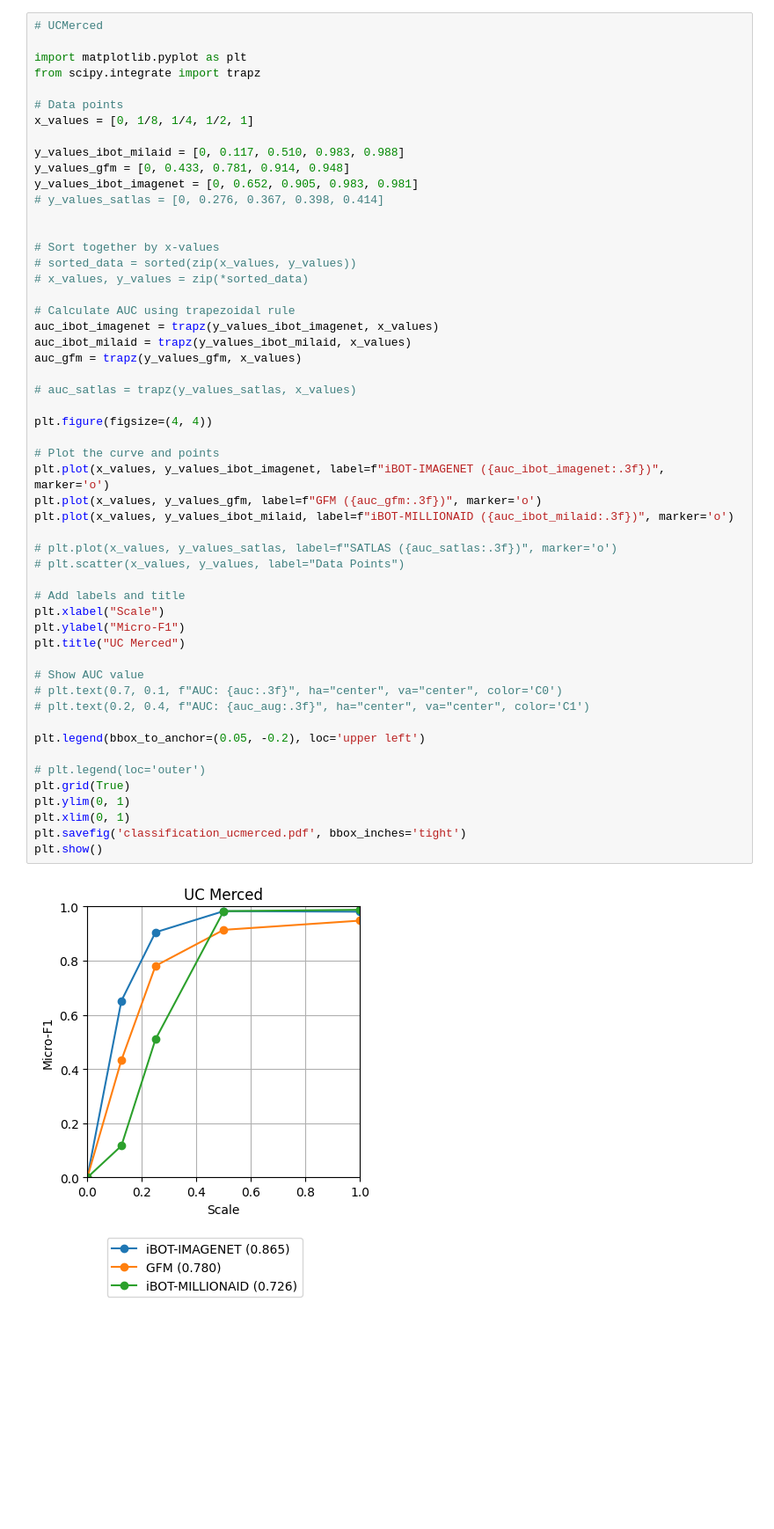
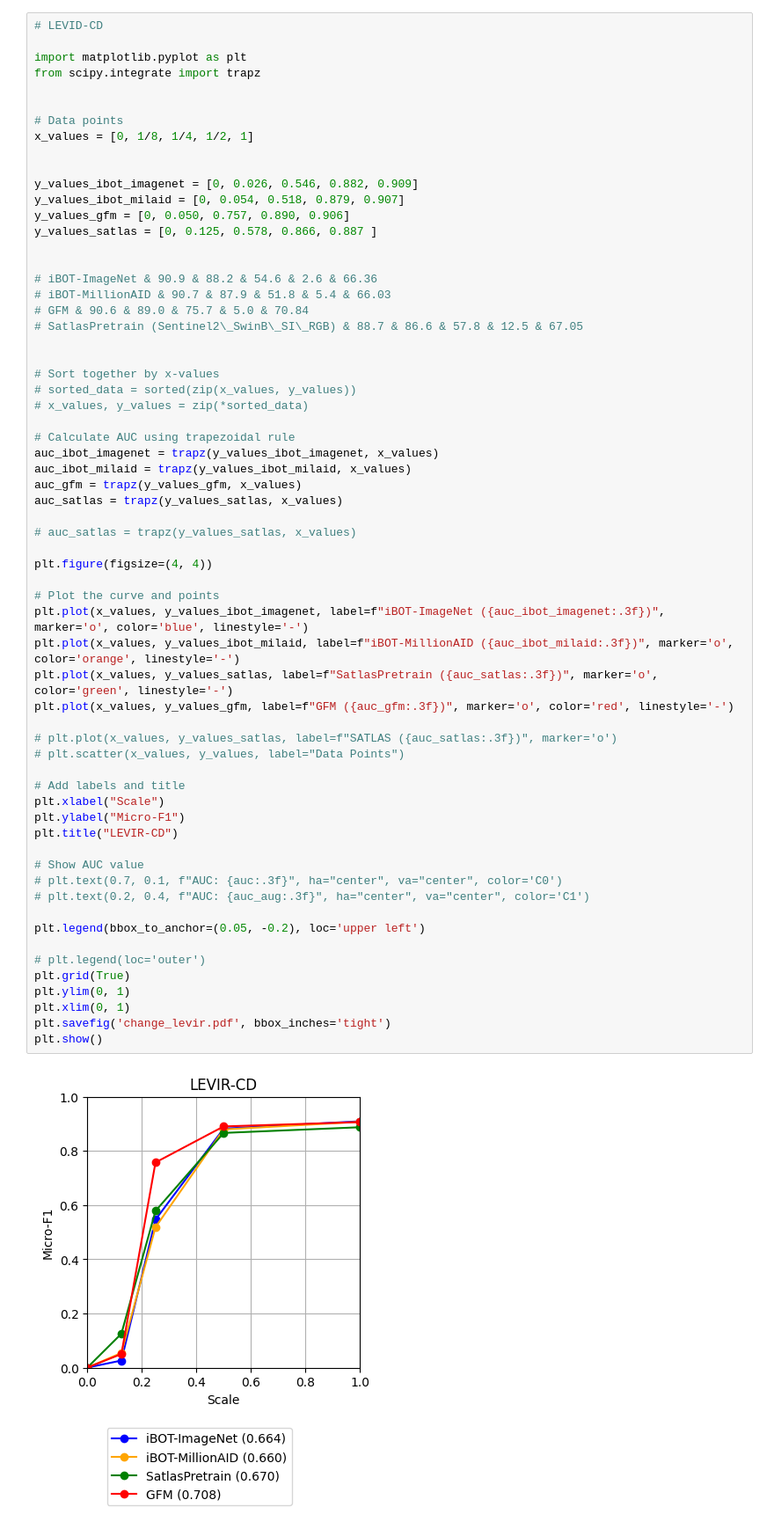
Before and after one commit to YerevaNN/rs_foundation_models, a Jupyter notebook: paper_figures.ipynb, the cells around one changed output. Shown at 88% size. Drawn from its saved outputs; the diff is of its cells as text; blank space fills up the shorter version.

```diff
--- a/paper_figures.ipynb
+++ b/paper_figures.ipynb
@@ -1,16 +1,24 @@
 # %%
-# UCMerced
+# LEVID-CD
 
 import matplotlib.pyplot as plt
 from scipy.integrate import trapz
 
+
 # Data points
 x_values = [0, 1/8, 1/4, 1/2, 1]
 
-y_values_ibot_milaid = [0, 0.117, 0.510, 0.983, 0.988]
-y_values_gfm = [0, 0.433, 0.781, 0.914, 0.948]
-y_values_ibot_imagenet = [0, 0.652, 0.905, 0.983, 0.981]
-# y_values_satlas = [0, 0.276, 0.367, 0.398, 0.414]
+
+y_values_ibot_imagenet = [0, 0.026, 0.546, 0.882, 0.909]
+y_values_ibot_milaid = [0, 0.054, 0.518, 0.879, 0.907]
+y_values_gfm = [0, 0.050, 0.757, 0.890, 0.906]
+y_values_satlas = [0, 0.125, 0.578, 0.866, 0.887 ]
+
+
+# iBOT-ImageNet & 90.9 & 88.2 & 54.6 & 2.6 & 66.36
+# iBOT-MillionAID & 90.7 & 87.9 & 51.8 & 5.4 & 66.03
+# GFM & 90.6 & 89.0 & 75.7 & 5.0 & 70.84
+# SatlasPretrain (Sentinel2\_SwinB\_SI\_RGB) & 88.7 & 86.6 & 57.8 & 12.5 & 67.05
 
 
 # Sort together by x-values
@@ -20,39 +28,41 @@ y_values_ibot_imagenet = [0, 0.652, 0.905, 0.983, 0.981]
 # Calculate AUC using trapezoidal rule
 auc_ibot_imagenet = trapz(y_values_ibot_imagenet, x_values)
 auc_ibot_milaid = trapz(y_values_ibot_milaid, x_values)
 auc_gfm = trapz(y_values_gfm, x_values)
+auc_satlas = trapz(y_values_satlas, x_values)
 
 # auc_satlas = trapz(y_values_satlas, x_values)
 
 plt.figure(figsize=(4, 4))
 
 # Plot the curve and points
-plt.plot(x_values, y_values_ibot_imagenet, label=f"iBOT-IMAGENET ({auc_ibot_imagenet:.3f})", marker='o')
-plt.plot(x_values, y_values_gfm, label=f"GFM ({auc_gfm:.3f})", marker='o')
-plt.plot(x_values, y_values_ibot_milaid, label=f"iBOT-MILLIONAID ({auc_ibot_milaid:.3f})", marker='o')
+plt.plot(x_values, y_values_ibot_imagenet, label=f"iBOT-ImageNet ({auc_ibot_imagenet:.3f})", marker='o', color='blue', linestyle='-')
+plt.plot(x_values, y_values_ibot_milaid, label=f"iBOT-MillionAID ({auc_ibot_milaid:.3f})", marker='o', color='orange', linestyle='-')
+plt.plot(x_values, y_values_satlas, label=f"SatlasPretrain ({auc_satlas:.3f})", marker='o', color='green', linestyle='-')
+plt.plot(x_values, y_values_gfm, label=f"GFM ({auc_gfm:.3f})", marker='o', color='red', linestyle='-')
 
 # plt.plot(x_values, y_values_satlas, label=f"SATLAS ({auc_satlas:.3f})", marker='o')
 # plt.scatter(x_values, y_values, label="Data Points")
 
 # Add labels and title
 plt.xlabel("Scale")
 plt.ylabel("Micro-F1")
-plt.title("UC Merced")
+plt.title("LEVIR-CD")
 
 # Show AUC value
 # plt.text(0.7, 0.1, f"AUC: {auc:.3f}", ha="center", va="center", color='C0')
 # plt.text(0.2, 0.4, f"AUC: {auc_aug:.3f}", ha="center", va="center", color='C1')
 
 plt.legend(bbox_to_anchor=(0.05, -0.2), loc='upper left')
 
 # plt.legend(loc='outer')
 plt.grid(True)
 plt.ylim(0, 1)
 plt.xlim(0, 1)
-plt.savefig('classification_ucmerced.pdf', bbox_inches='tight')
+plt.savefig('change_levir.pdf', bbox_inches='tight')
 plt.show()
 # %% [output]
-[figure, old version]
+[figure, new version]
 # %%
 # CDD
 
```
Also changed, not shown: parts of 5 cells of this notebook, 50 other files.
